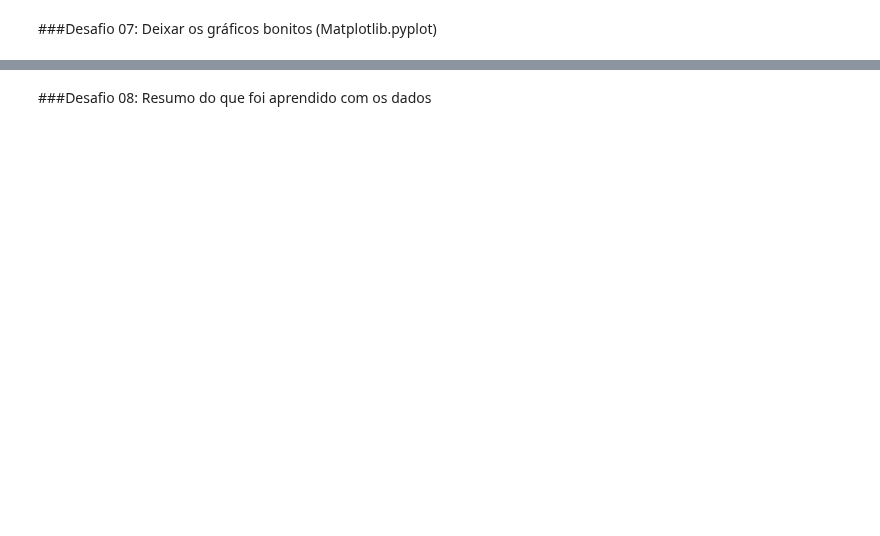
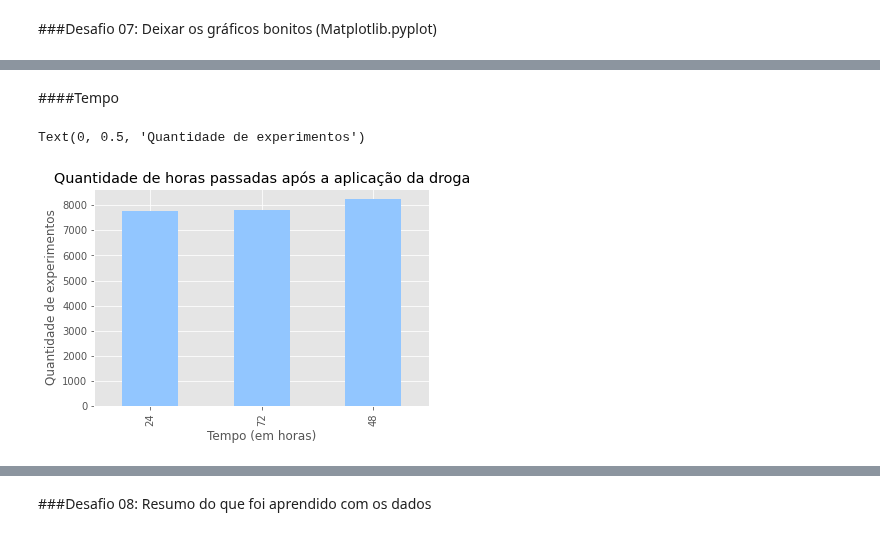
Before and after one commit to eduardo-correa/imersao_dados_alura, a Jupyter notebook: Aula_1.ipynb, the cells around one changed output, grey strips where cells are left out. Cells and saved outputs as stored; diff of their text form; code cells hidden in the pictures; blank space fills up the shorter version.

```diff
--- a/Aula_1.ipynb
+++ b/Aula_1.ipynb
@@ -170,0 +226,11 @@ Name: tratamento, dtype: float64
+# %% [markdown]
+####Tempo
+# %%
+plt.style.use('seaborn-pastel')
+dados['tempo'].value_counts().sort_values().plot.bar()
+plt.title('Quantidade de horas passadas após a aplicação da droga')
+plt.xlabel('Tempo (em horas)')
+plt.ylabel('Quantidade de experimentos')
+# %% [output]
+Text(0, 0.5, 'Quantidade de experimentos')
+[figure, added]
```
Also changed, not shown: parts of 14 cells of this notebook.
